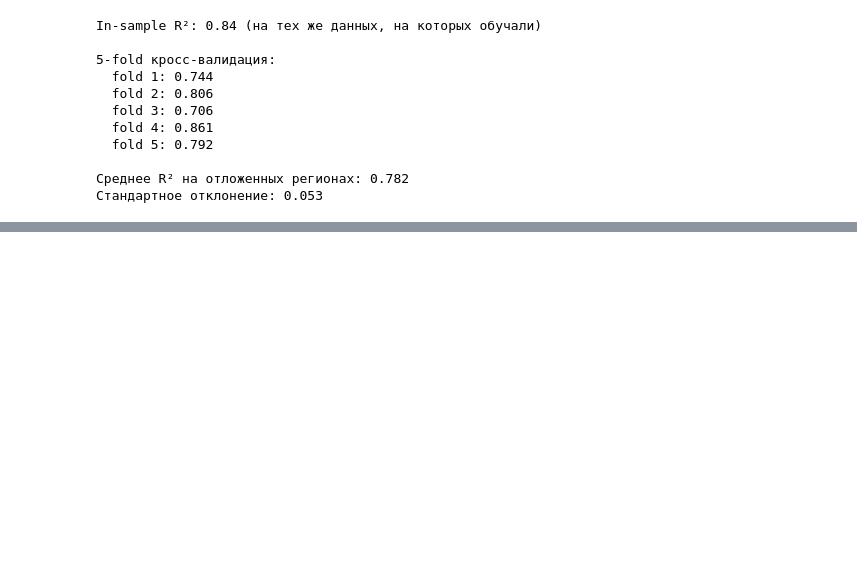
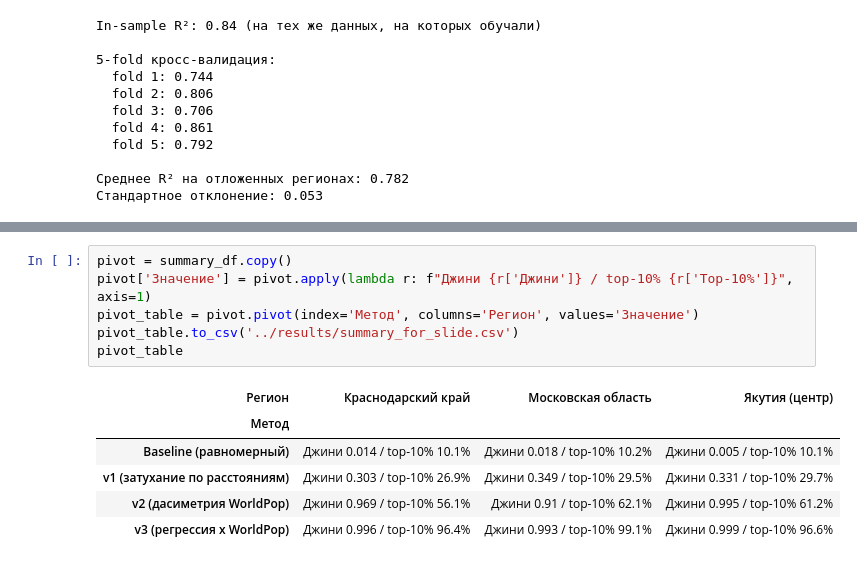
Before and after one commit to f-kravchenko/mipt-spring-2026-prak-spacial-distribution, a Jupyter notebook: notebooks/02_grid.ipynb, the cells around one changed output, grey strips where cells are left out. Drawn from its saved outputs; the diff is of its cells as text; blank space fills up the shorter version.

```diff
--- a/02_grid.ipynb
+++ b/notebooks/02_grid.ipynb
@@ -1260,0 +1375,13 @@ print("\nсохранено: ./results/regression_residuals.png")
+# %%
+pivot = summary_df.copy()
+pivot['Значение'] = pivot.apply(lambda r: f"Джини {r['Джини']} / top-10% {r['Top-10%']}", axis=1)
+pivot_table = pivot.pivot(index='Метод', columns='Регион', values='Значение')
+pivot_table.to_csv('../results/summary_for_slide.csv')
+pivot_table
+# %% [output]
+| Регион | Краснодарский край | Московская область | Якутия (центр) |
+| Метод |  |  |  |
+| Baseline (равномерный) | Джини 0.014 / top-10% 10.1% | Джини 0.018 / top-10% 10.2% | Джини 0.005 / top-10% 10.1% |
+| v1 (затухание по расстояниям) | Джини 0.303 / top-10% 26.9% | Джини 0.349 / top-10% 29.5% | Джини 0.331 / top-10% 29.7% |
+| v2 (дасиметрия WorldPop) | Джини 0.969 / top-10% 56.1% | Джини 0.91 / top-10% 62.1% | Джини 0.995 / top-10% 61.2% |
+| v3 (регрессия x WorldPop) | Джини 0.996 / top-10% 96.4% | Джини 0.993 / top-10% 99.1% | Джини 0.999 / top-10% 96.6% |
```
Also changed, not shown: parts of 21 cells of this notebook, 9 other files.
